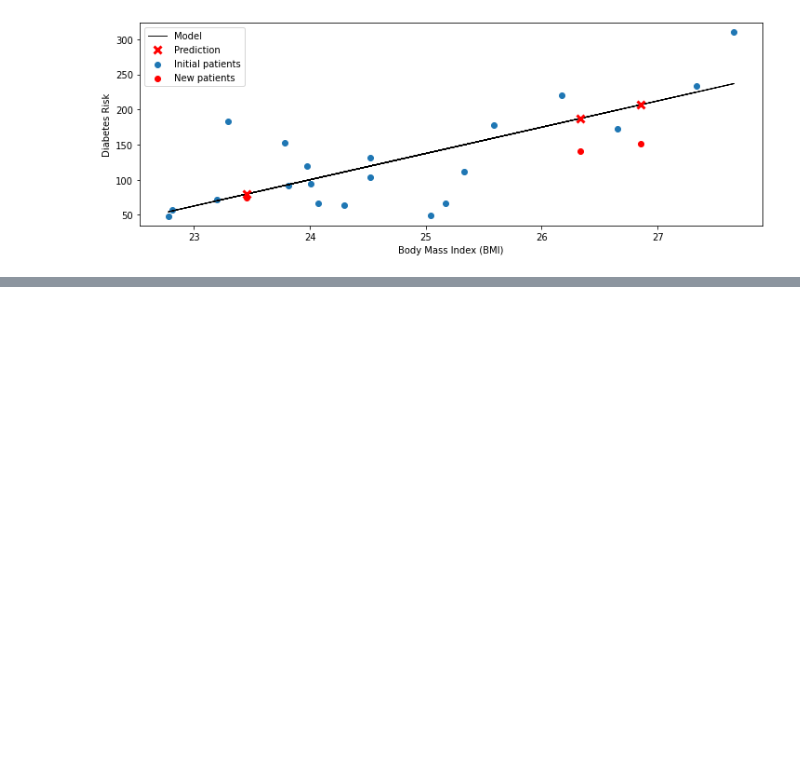
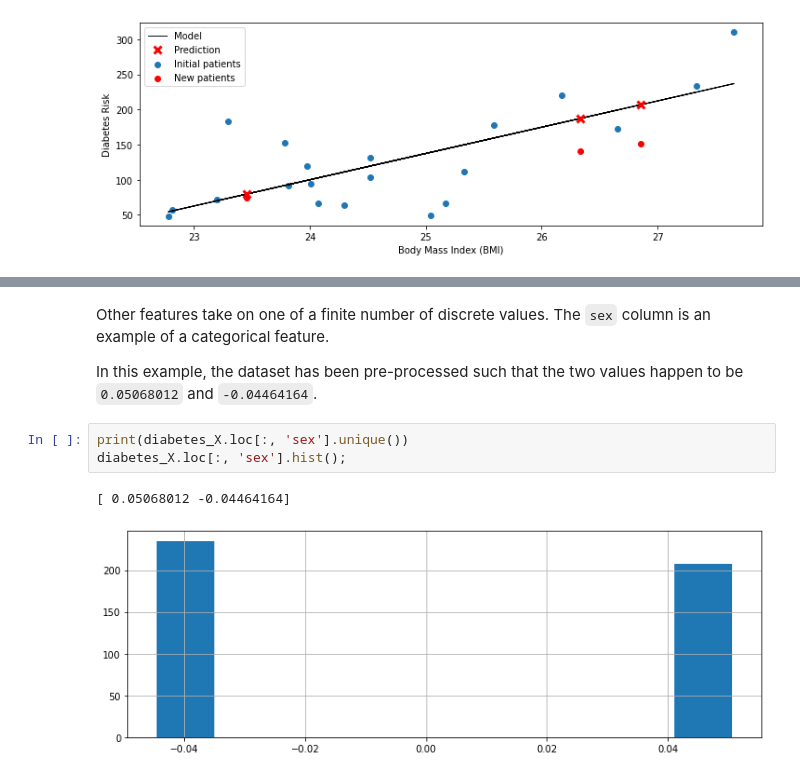
Before and after one commit to ShaunakSen/Data-Science-and-Machine-Learning, a Jupyter notebook: Applied_ML_CS_5785.ipynb, the cells around one changed output, grey strips where cells are left out. Drawn from its saved outputs; the diff is of its cells as text; blank space fills up the shorter version.

```diff
--- a/Applied_ML_CS_5785.ipynb
+++ b/Applied_ML_CS_5785.ipynb
@@ -281,0 +390,10 @@ plt.legend(['Model', 'Prediction', 'Initial patients', 'New patients'])
+# %% [markdown]
+Other features take on one of a finite number of discrete values. The `sex` column is an example of a categorical feature.
+
+In this example, the dataset has been pre-processed such that the two values happen to be `0.05068012` and `-0.04464164`.
+# %%
+print(diabetes_X.loc[:, 'sex'].unique())
+diabetes_X.loc[:, 'sex'].hist();
+# %% [output]
+[ 0.05068012 -0.04464164]
+[figure, added]
```
Also changed, not shown: parts of 26 cells of this notebook.
